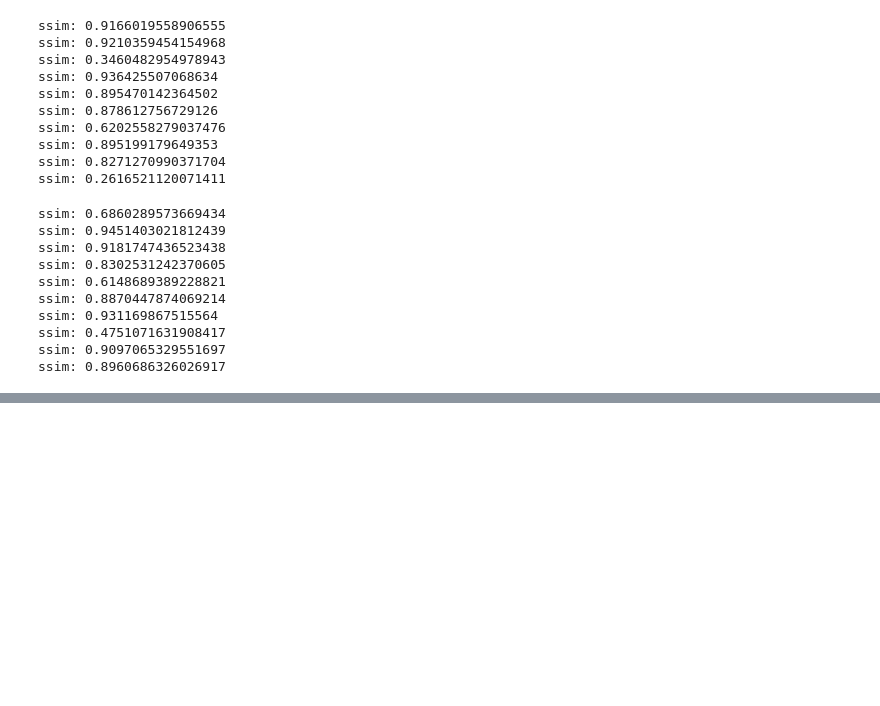
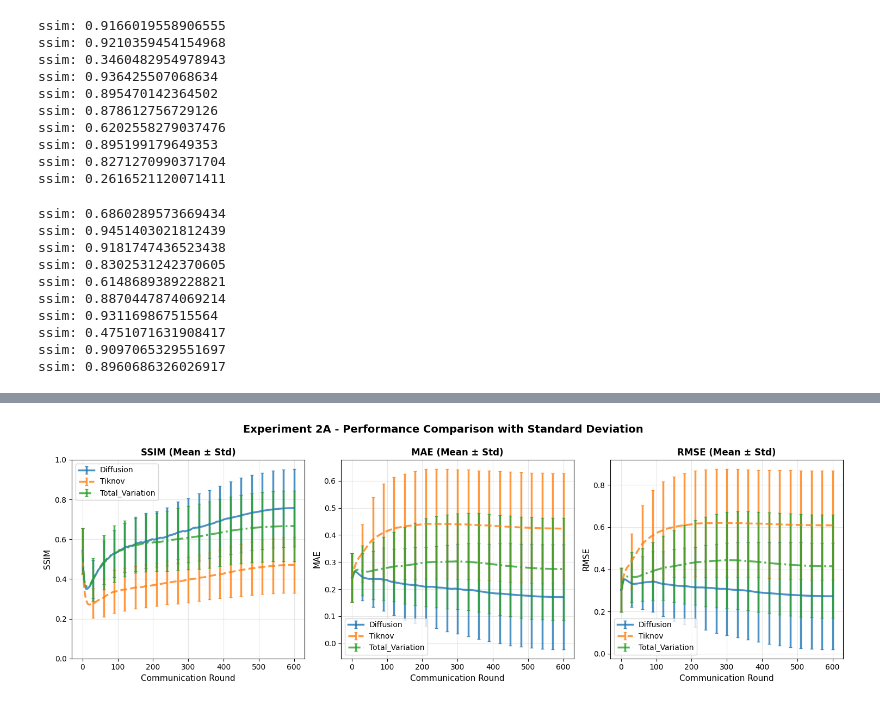
Before and after one commit to SimingShan/red-diffeq-fl, a Jupyter notebook: examine_result.ipynb, the cells around one changed output, grey strips where cells are left out. Drawn from its saved outputs; the diff is of its cells as text; code cells hidden in the pictures; blank space fills up the shorter version.

```diff
--- a/examine_result.ipynb
+++ b/examine_result.ipynb
@@ -50,0 +139,12 @@ with open(time_result_2A, "rb") as f:
+# %%
+# Load the aggregated results
+for exp in ['2A', '2B', '2C']:
+    for method in ['Diffusion', 'Tiknov', 'Total_Variation']:
+        result_files = glob.glob(f"hpc_result/FedAvgM_{method}_{exp}_*/aggregated_results.pkl")
+        if result_files:
+            result_root_2A = result_files[0]
+
+with open(f"{result_root_2A}", "rb") as f:
+    result = pickle.load(f)
+
+averaged_metrics = calculate_average_metrics_per_round(result['individual_runs'])
@@ -50,0 +328,68 @@ with open(time_result_2A, "rb") as f:
+# %%
+# Create separate plots for each experiment with standard deviation (error bars)
+# This version shows mean ± std across all individual runs
+for exp in experiments:
+    fig, axes = plt.subplots(1, 3, figsize=(15, 5))
+    fig.suptitle(f'Experiment {exp} - Performance Comparison with Standard Deviation', fontsize=14, fontweight='bold')
+
+    for metric_idx, metric in enumerate(metrics_to_plot):
+        ax = axes[metric_idx]
+
+        # Plot each method for this metric with error bars
+        for method in methods:
+            result_files = glob.glob(f"hpc_result/FedAvgM_{method}_{exp}_*/aggregated_results.pkl")
+            if result_files:
+                result_file = result_files[0]
+
+                with open(result_file, "rb") as f:
+                    result = pickle.load(f)
+
+                # Collect metric values from all individual runs
+                all_runs_data = []
+                for run in result['individual_runs']:
+                    history = run['history']
+                    if metric in history.metrics_centralized:
+                        # Extract values from tuple format: [(round, value), ...]
+                        metric_values = [value for _, value in history.metrics_centralized[metric]]
+                        all_runs_data.append(metric_values)
+
+                if all_runs_data:
+                    # Convert to numpy array: shape = (num_runs, num_rounds)
+                    all_runs_data = np.array(all_runs_data)
+
+                    # Calculate mean and std across runs (axis=0) for each round
+                    mean_values = np.mean(all_runs_data, axis=0)
+                    std_values = np.std(all_runs_data, axis=0)
+                    rounds = list(range(len(mean_values)))
+
+                    # Plot mean line with error bars (std)
+                    ax.errorbar(rounds, mean_values, yerr=std_values,
+                               color=method_colors[method],
+                               linestyle=method_styles[method],
+                               linewidth=2.5,
+                               label=method,
+                               marker='o' if len(rounds) <= 50 else None,
+                               markersize=3,
+                               alpha=0.8,
+                               capsize=2,
+                               errorevery=max(1, len(rounds)//20))  # Show error bars every 5% of points
+
+        # Customize the subplot
+        ax.set_title(f'{metric.upper()} (Mean ± Std)', fontsize=12, fontweight='bold')
+        ax.set_xlabel('Communication Round', fontsize=11)
+        ax.set_ylabel(metric.upper(), fontsize=11)
+        ax.grid(True, alpha=0.3)
+        ax.legend(fontsize=10)
+
+        # Set y-axis limits based on metric type
+        if metric == 'ssim':
+            ax.set_ylim(0, 1)
+
+        # Format axes
+        ax.tick_params(axis='both', which='major', labelsize=10)
+
+    plt.tight_layout()
+    plt.subplots_adjust(top=0.85)
+    plt.show()
+# %% [output]
+[figure, added]
```
Also changed, not shown: parts of 20 cells of this notebook, 24 other files.
